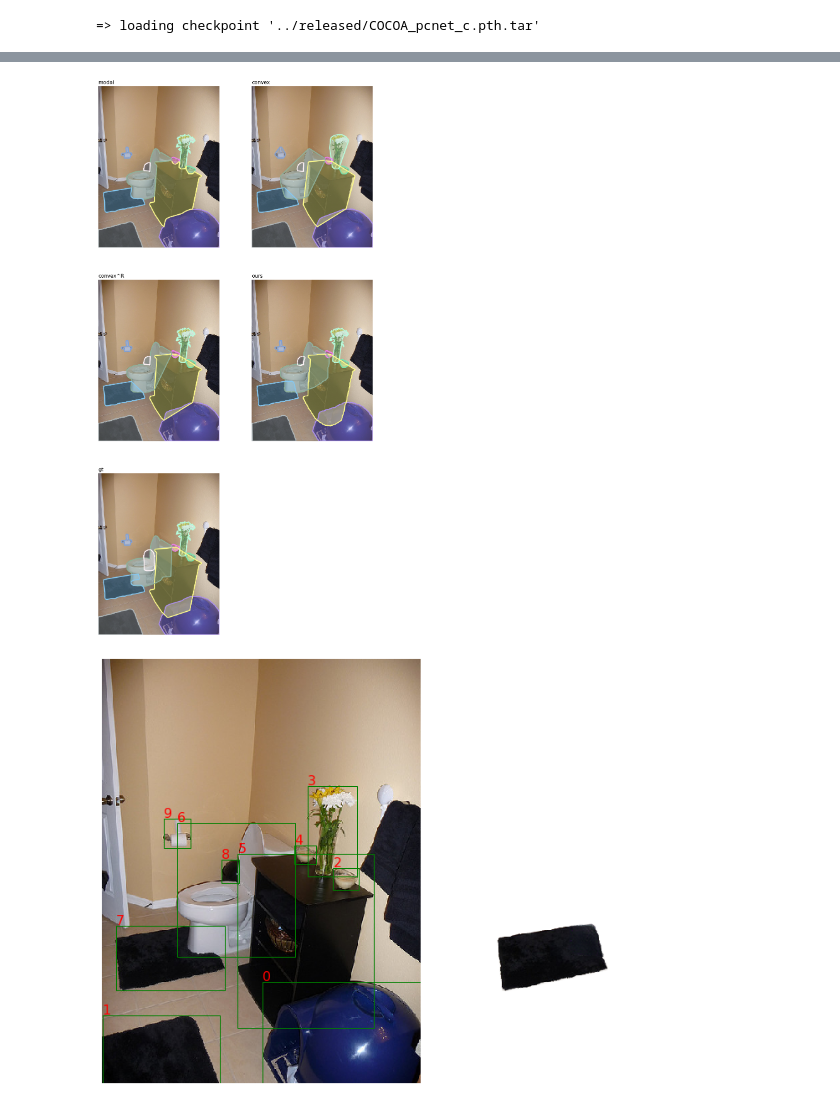
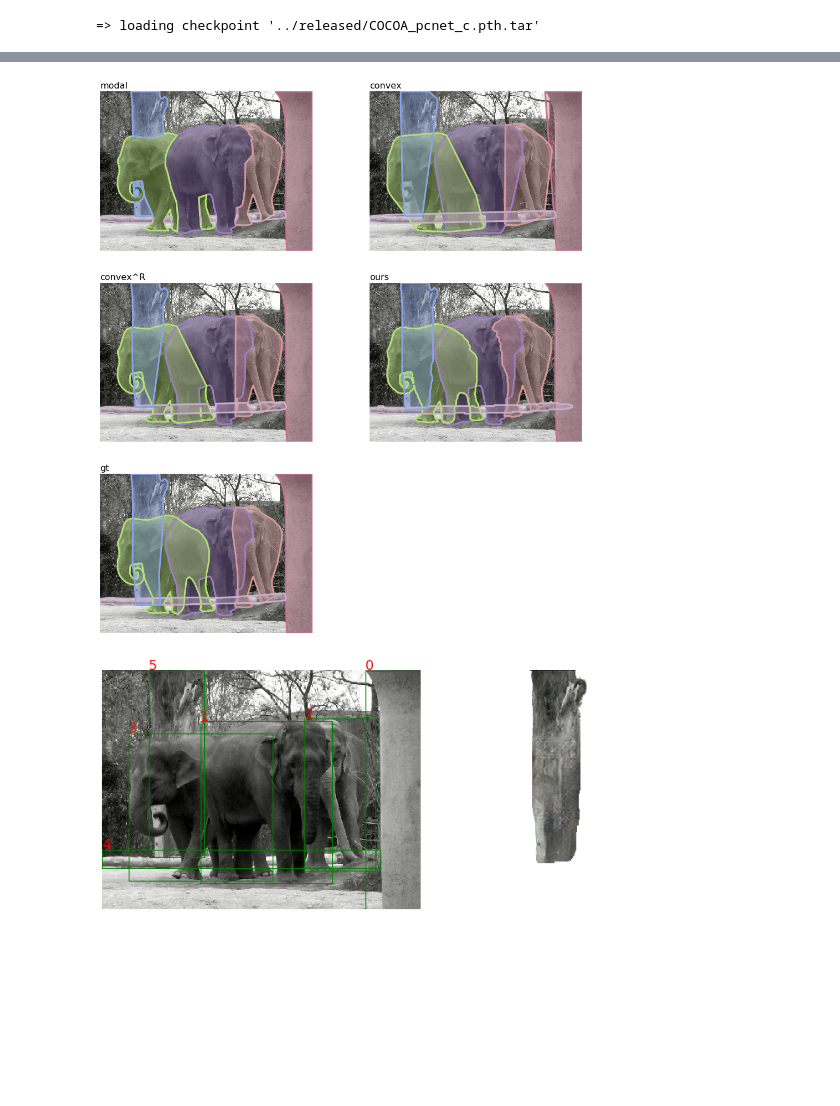
Before and after one commit to XiaohangZhan/deocclusion, a Jupyter notebook: demos/demo_cocoa.ipynb, the cells around one changed output, grey strips where cells are left out. Cells and saved outputs as stored; diff of their text form; code cells hidden in the pictures; blank space fills up the shorter version.

```diff
--- a/demos/demo_cocoa.ipynb
+++ b/demos/demo_cocoa.ipynb
@@ -138,7 +138,7 @@ matting_model = Matting(
     'GCAMatting/checkpoints/gca-dist-all-data/gca-dist-all-data.pth')
 # %%
 # read data
-test_example_image = True # set to False to test any image in COCOA validation set
+test_example_image = False # set to False to test any image in COCOA validation set
 if test_example_image:
     img_idx = 4 # select from {1,2,3,4,5}, background things have been removed.
     image_fn = 'demo_data/COCOA/{}.jpg'.format(img_idx)
@@ -237,11 +237,14 @@ for i in range(len(toshow)):
 # plt.savefig('outputs/amodal_display/cocoa_{}.jpg'.format(img_idx), dpi=72)
 plt.show()
 # %% [output]
-[figure, old version]
+[figure, new version]
 # %%
 # content completion
 
 show_idx = 7 # object indices, set to -1 to show the background
+assert show_idx < modal.shape[0], \
+    'show_idx = {} is too large, please select a '\
+    'show_idx below the number of objects: {}'.format(show_idx, modal.shape[0])
 
 input_size = 256
 input_size_bkg = 384
@@ -271,31 +274,31 @@ plt.figure(figsize=(15, 15. / 2 / width * height))
 ax = plt.subplot(121)
 plt.imshow(image)
 for i, bbox in enumerate(ori_bboxes):
     rect = patches.Rectangle(bbox[:2], bbox[2], bbox[3], linewidth=1, edgecolor='g', facecolor='none')
     ax.add_patch(rect)
     ax.text(bbox[0], bbox[1]-2, str(i), color='r')
 plt.axis('off')
 plt.subplot(122)
 if show_idx == -1:
     plt.imshow(bkg)
 else:
     this_obj = rgb_decomps[fg_idx.index(show_idx)]
     plt.imshow(this_obj)
 plt.axis('off')
 plt.show()
 
 # save
 if False:
     sort_ind = topological_sort(order_matrix)
     if not os.path.isdir('outputs/decomposition/image_{:04d}'.format(img_idx)):
         os.makedirs('outputs/decomposition/image_{:04d}'.format(img_idx))
     cv2.imwrite('outputs/decomposition/image_{:04d}.png'.format(img_idx), image[:,:,::-1])
     for i in sort_ind:
         obj = rgb_decomps[i]
         rgb = obj[:,:,:3]
         alpha = obj[:,:,3:]
         cv2.imwrite('outputs/decomposition/image_{:04d}/obj_{:03d}.png'.format(
             img_idx, i), np.concatenate([rgb[:,:,::-1], alpha], axis=2))
     cv2.imwrite('outputs/decomposition/image_{:04d}/bkg.png'.format(img_idx), bkg[:,:,::-1])
 # %% [output]
-[figure, old version]
+[figure, new version]
```
Also changed, not shown: parts of 2 cells of this notebook.
